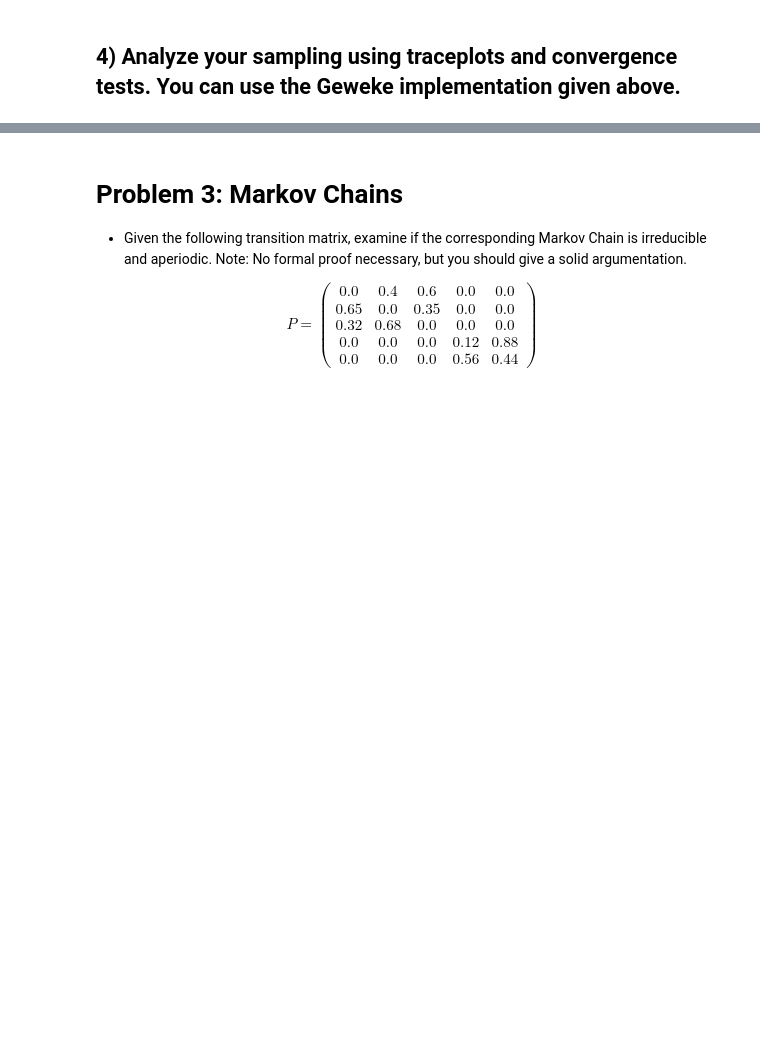
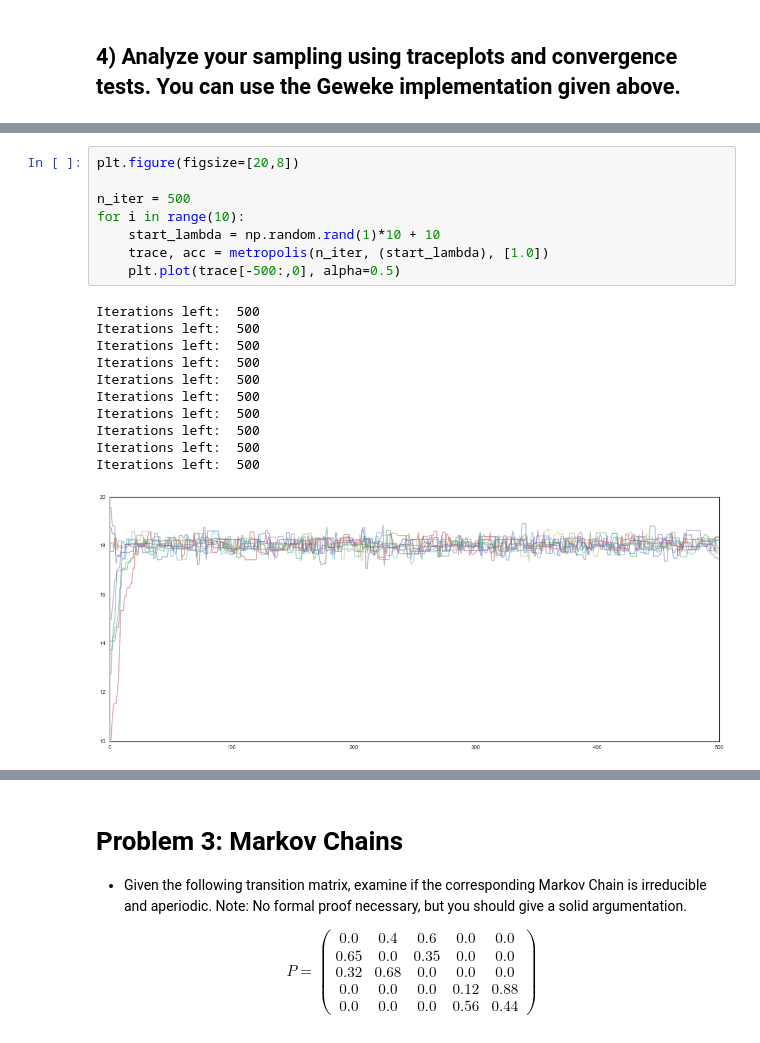
Before and after one commit to jeewon-hwang/AM207_homework_2016, a Jupyter notebook: AM207_JeewonHwang_HW2.ipynb, the cells around one changed output, grey strips where cells are left out. Cells and saved outputs as stored; diff of their text form; blank space fills up the shorter version.

```diff
--- a/AM207_JeewonHwang_HW2.ipynb
+++ b/AM207_JeewonHwang_HW2.ipynb
@@ -379,0 +439,20 @@ plt.ylabel("counts")
+# %%
+plt.figure(figsize=[20,8])
+
+n_iter = 500
+for i in range(10):
+    start_lambda = np.random.rand(1)*10 + 10
+    trace, acc = metropolis(n_iter, (start_lambda), [1.0])
+    plt.plot(trace[-500:,0], alpha=0.5)
+# %% [output]
+Iterations left:  500
+Iterations left:  500
+Iterations left:  500
+Iterations left:  500
+Iterations left:  500
+Iterations left:  500
+Iterations left:  500
+Iterations left:  500
+Iterations left:  500
+Iterations left:  500
+[figure, added]
```
Also changed, not shown: parts of 44 cells of this notebook.
